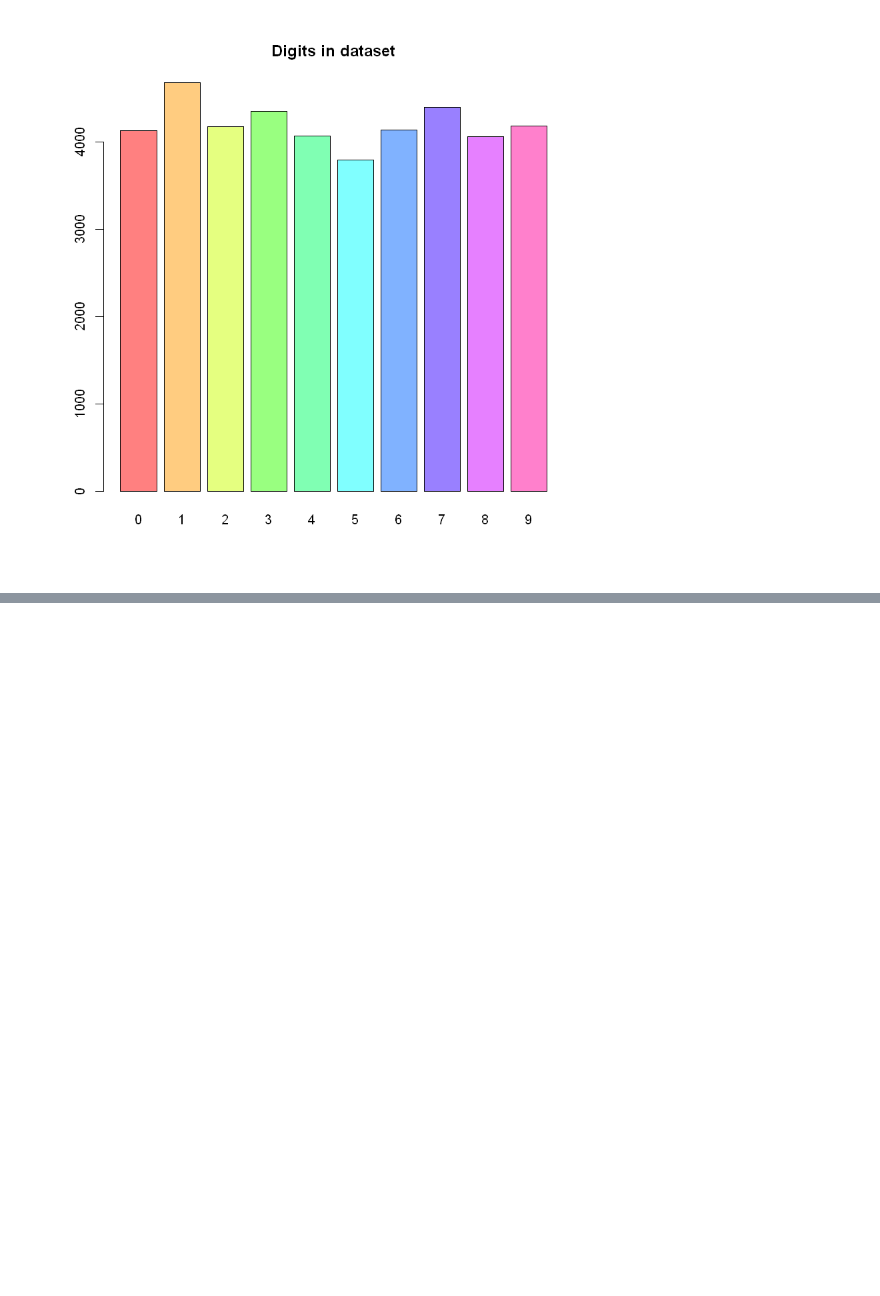
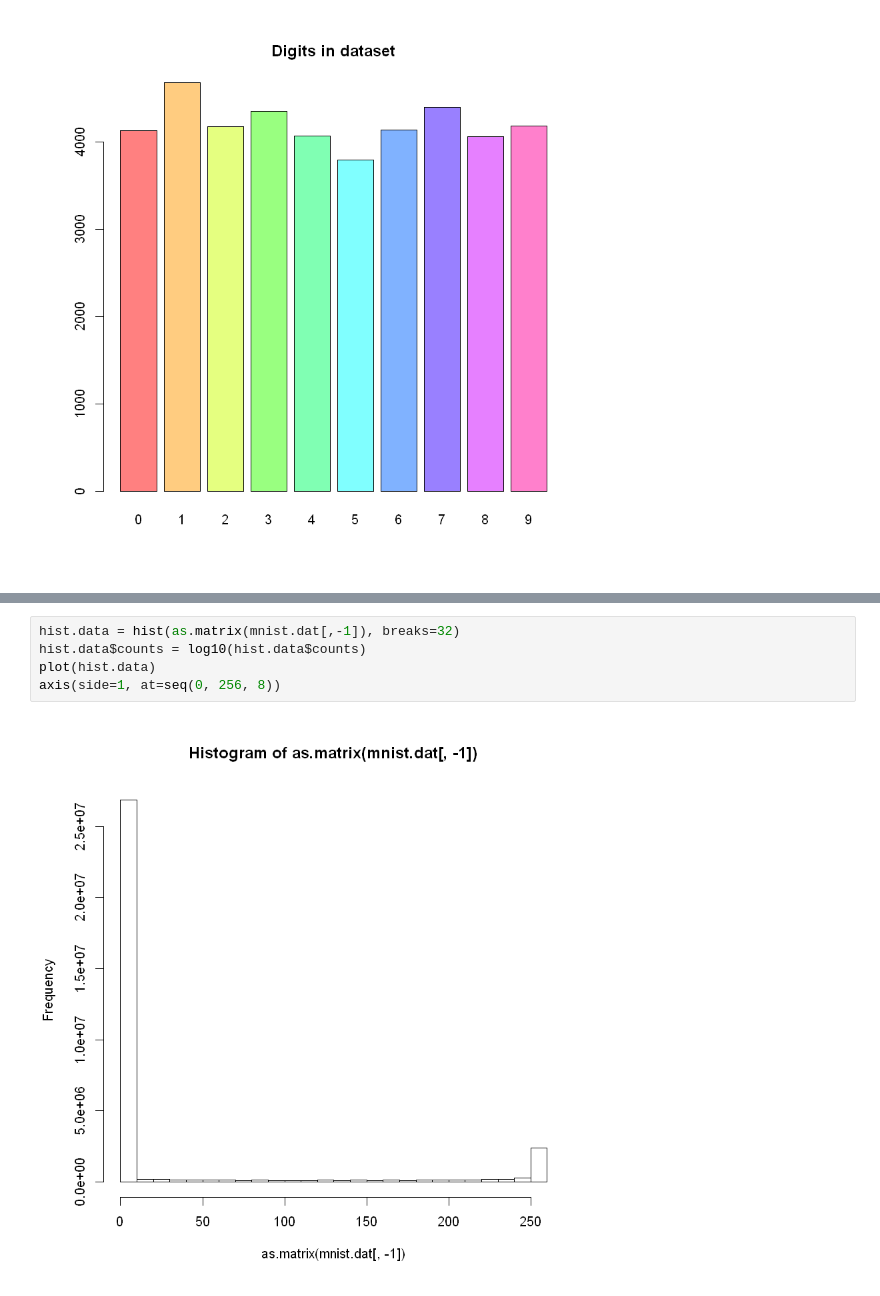
Before and after one commit to FilippoL/PatternRecognition, a Jupyter notebook: PracticalAssignment.ipynb, the cells around one changed output, grey strips where cells are left out. Cells and saved outputs as stored; diff of their text form; blank space fills up the shorter version.

```diff
--- a/PracticalAssignment.ipynb
+++ b/PracticalAssignment.ipynb
@@ -106,0 +109,7 @@ class(mnist.dat$label)
+# %%
+hist.data = hist(as.matrix(mnist.dat[,-1]), breaks=32)
+hist.data$counts = log10(hist.data$counts)
+plot(hist.data)
+axis(side=1, at=seq(0, 256, 8))
+# %% [output]
+[figure, added]
```
Also changed, not shown: parts of 20 cells of this notebook.
